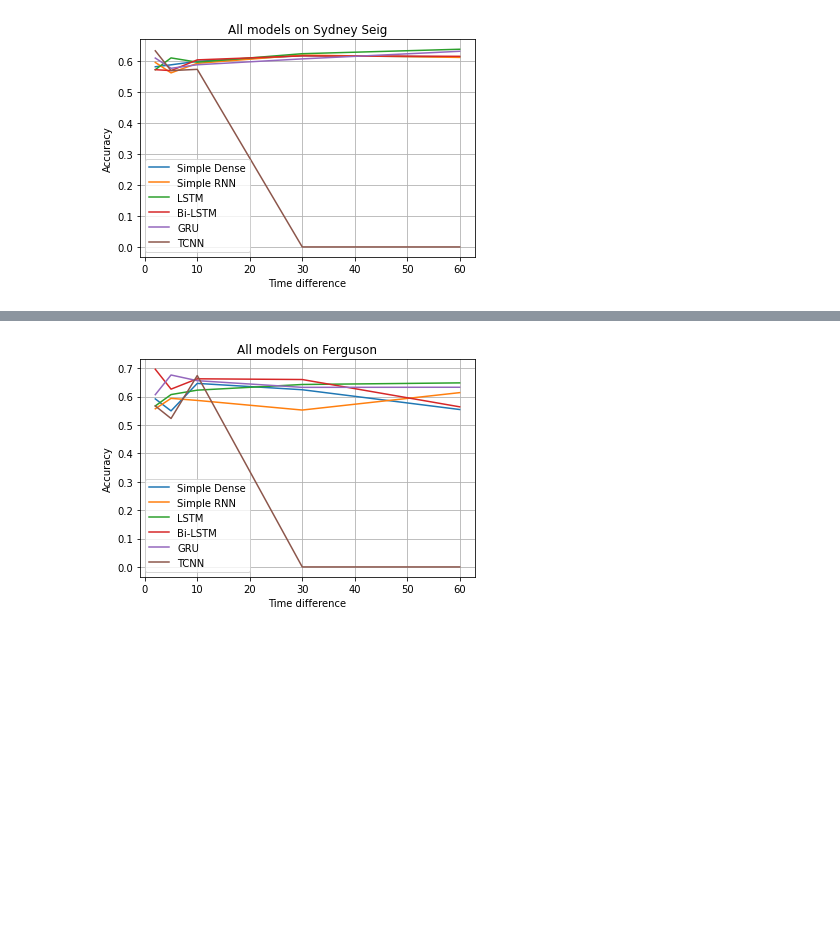
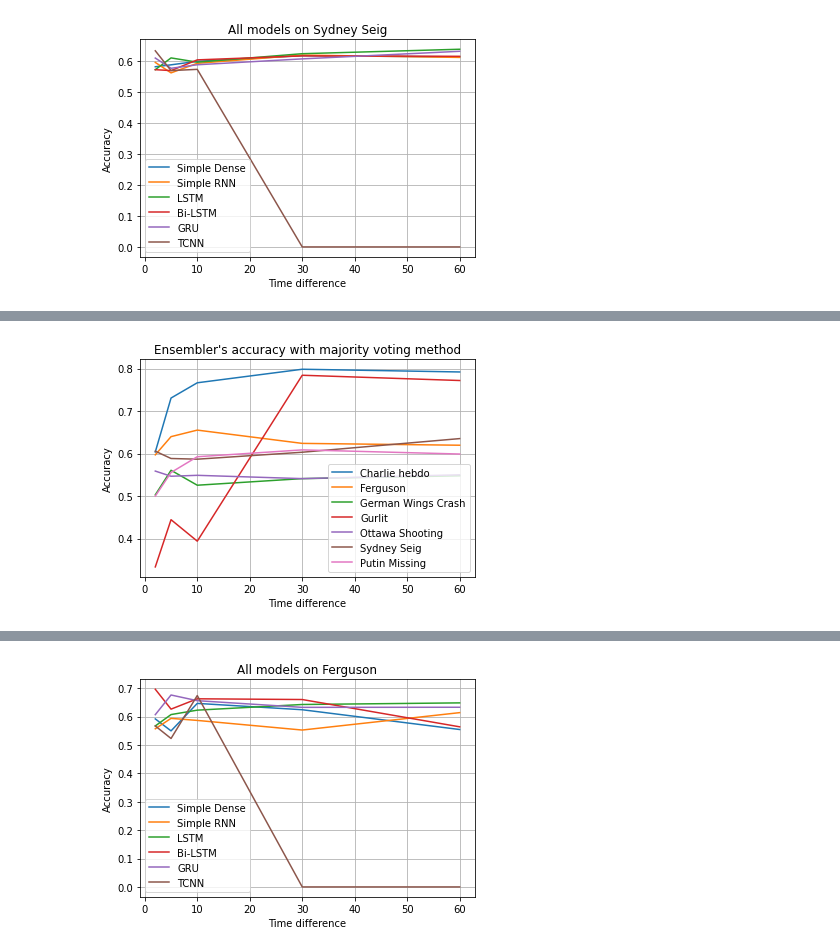
Before and after one commit to alidevhere/twitter-rumors, a Jupyter notebook: twitter.ipynb, the cells around one changed output, grey strips where cells are left out. Drawn from its saved outputs; the diff is of its cells as text; code cells hidden in the pictures; blank space fills up the shorter version.

```diff
--- a/twitter.ipynb
+++ b/twitter.ipynb
@@ -512,18 +539,22 @@ def plot_ensembler_1_avg():
 # %%
 def plot_ensembler_1_voting():
     time = [2,5,10,30,60]
     import matplotlib.pyplot as plt
     plt.plot(time,[0.603864734,0.730696798,0.766573296,0.798435055,0.792033954], label='Charlie hebdo')
     plt.plot(time,[0.597014925,0.639846743,0.655238095,0.623991935,0.61965812], label='Ferguson')
     plt.plot(time,[0.502923977,0.560706402,0.525555556,0.541062802,0.54776848], label='German Wings Crash')
     plt.plot(time,[0.333333333,0.444444444,0.393939394,0.784313725,0.771929825], label='Gurlit')
     plt.plot(time,[0.558823529,0.546666667,0.548850575,0.541073384,0.550045914], label='Ottawa Shooting')
     plt.plot(time,[0.605633803,0.588454376,0.586815227,0.603159252,0.635243706], label='Sydney Seig')
     plt.plot(time,[0.5,0.555555556,0.592592593,0.608695652,0.598958333], label='Putin Missing')
     x_axis = 'time stamp'
     y_axis = 'accuracy'
     plt.xlabel('Time difference')
     plt.ylabel('Accuracy')
     plt.title('Ensembler\'s accuracy with majority voting method')
     plt.grid(True)
     plt.legend()
+    plt.show()
+plot_ensembler_1_voting()
+# %% [output]
+[figure, added]
```
Also changed, not shown: parts of 11 cells of this notebook.
